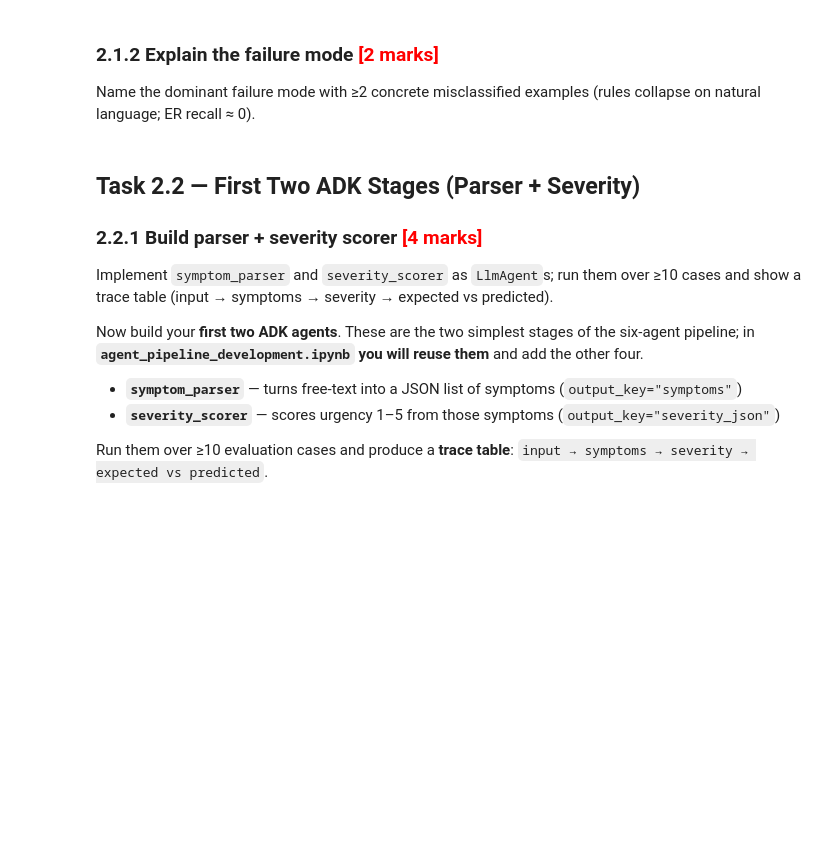
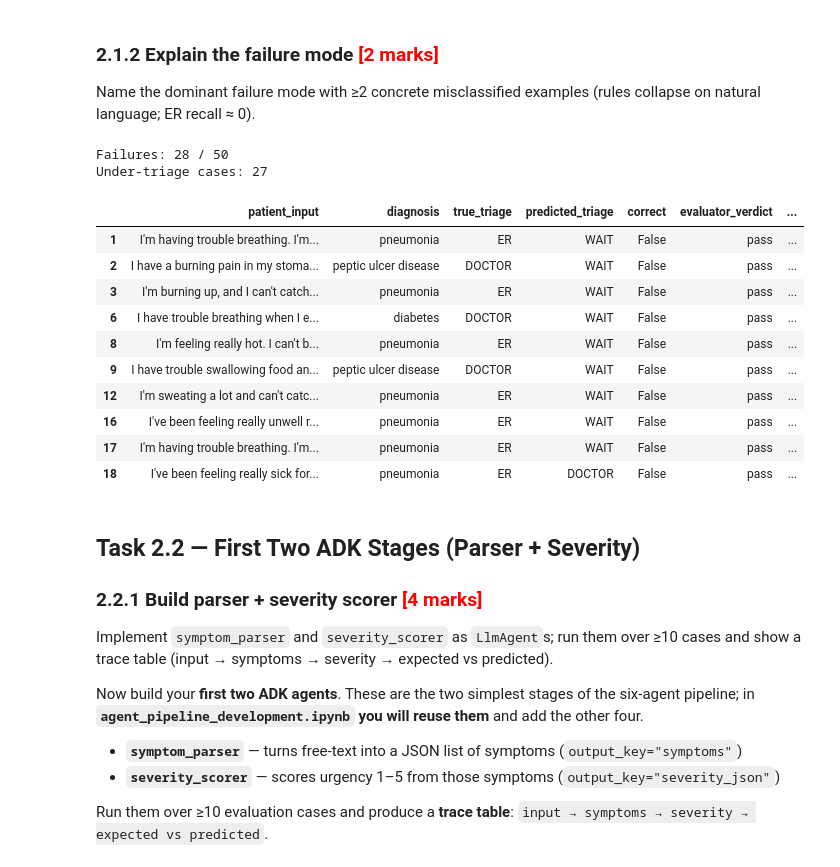
Before and after one commit to kumarsirish/capstone-b, a Jupyter notebook: starter-files/learner/data_understanding_and_baseline.ipynb, the cells around one changed output. Saved outputs shown, nothing was run; the diff lists cells and outputs as text; code cells hidden in the pictures; blank space fills up the shorter version.

```diff
--- a/starter-files/learner/data_understanding_and_baseline.ipynb
+++ b/starter-files/learner/data_understanding_and_baseline.ipynb
@@ -417,21 +541,10 @@ for k, v in result.items():
 # %%
-# -- run_policy_evaluation() -- GIVEN ------------------------------------------
-# Runs YOUR run_policy_triage() on the fixed 50-case eval set automatically.
-# Returns: (results_df, metrics_dict)
-#
-# Metrics to watch:
-#   er_recall        >= 0.95 is the safety gate (PASS/FAIL)
-#   under_triage_rate < 0.05 means the system rarely sends ER patients home
-#   accuracy          overall -- only meaningful after the safety gate passes
-#
-# This will only work after all three `data_understanding_and_baseline.ipynb` functions are implemented.
 import os
-from sahayak_starter import run_policy_evaluation, safety_evaluator_agent
+import sahayak_starter # Import the module itself
 
 # Provide a placeholder for safety_evaluator_agent when SAHAYAK_ENV is BASELINE
 def _safety_evaluator_agent_placeholder(patient_input, symptoms, severity_json, triage_decision, final_response, expected_triage):
-    if os.getenv("SAHAYAK_ENV", "").strip().upper() == "BASELINE":
-        return {
+   return {
             "verdict": "pass",
             "risk_level": "low",
             "violations": [],
@@ -439,14 +552,12 @@ def _safety_evaluator_agent_placeholder(patient_input, symptoms, severity_json,
             "stage_to_debug": "none",
             "reason": "Placeholder for baseline environment"
         }
-    else:
-        raise NotImplementedError("Implement safety_evaluator_agent() -- agent_evaluation_and_optimisation.ipynb task")
 
-# Temporarily replace the actual safety_evaluator_agent with the placeholder
-safety_evaluator_agent = _safety_evaluator_agent_placeholder
+# Assign the placeholder directly to the module's attribute
+sahayak_starter.safety_evaluator_agent = _safety_evaluator_agent_placeholder
 
-os.environ["SAHAYAK_ENV"] = "BASELINE"
-results_df, metrics = run_policy_evaluation(n=50, seed=42)
+# Now call run_policy_evaluation from the module
+results_df, metrics = sahayak_starter.run_policy_evaluation(n=50, seed=42)
 
 print("=== Baseline Metrics ===")
 for k, v in metrics.items():
@@ -459,30 +583,49 @@ Name the dominant failure mode with ≥2 concrete misclassified examples (rules
 # %%
 # -- Build the trace table ------------------------------------------------
 # The trace table is your primary debugging artifact for `agent_pipeline_development.ipynb`.
 # It shows: input, predicted, true label, correct?, evaluator verdict
 
 # under_triage: True when predicted_urgency < true_urgency
 # Urgency order: WAIT=0, DOCTOR=1, ER=2
 # Predicting WAIT for an ER case is under_triage -- the safety-critical error.
 # You will count and analyse these in `agent_evaluation_and_optimisation.ipynb`.
 trace_cols = ['patient_input', 'diagnosis', 'true_triage', 'predicted_triage',
               'correct', 'evaluator_verdict', 'evaluator_violations']
 
 trace_table = results_df[trace_cols].copy()
 
 # Show failures only
 failures = trace_table[~trace_table['correct']]
 print(f'Failures: {len(failures)} / {len(trace_table)}')
-failures.head(10)
 # FILL IN: add an under_triage column to trace_table
 # under_triage = True when predicted urgency is lower than true urgency
 # Urgency order: WAIT=0, DOCTOR=1, ER=2
 # You will count under-triage cases again in `agent_evaluation_and_optimisation.ipynb` as the primary safety metric.
 # Hint:
 #   urgency = {"WAIT": 0, "DOCTOR": 1, "ER": 2}
 #   trace_table["under_triage"] = ???
-under_triage_count = trace_table["under_triage"].sum() if "under_triage" in trace_table.columns else "Not yet implemented"
-print(f"Under-triage cases: {under_triage_count}")
+urgency_map = {"WAIT": 0, "DOCTOR": 1, "ER": 2}
+trace_table["predicted_urgency_score"] = trace_table["predicted_triage"].map(urgency_map)
+trace_table["true_urgency_score"] = trace_table["true_triage"].map(urgency_map)
+trace_table["under_triage"] = trace_table["predicted_urgency_score"] < trace_table["true_urgency_score"]
+
+under_triage_count = trace_table["under_triage"].sum()
+print(f"Under-triage cases: {int(under_triage_count)}")
+failures.head(10)
+# %% [output]
+Failures: 28 / 50
+Under-triage cases: 27
+|  | patient_input | diagnosis | true_triage | predicted_triage | correct | evaluator_verdict | ... |
+| 1 | I'm having trouble breathing. I'm... | pneumonia | ER | WAIT | False | pass | ... |
+| 2 | I have a burning pain in my stoma... | peptic ulcer disease | DOCTOR | WAIT | False | pass | ... |
+| 3 | I'm burning up, and I can't catch... | pneumonia | ER | WAIT | False | pass | ... |
+| 6 | I have trouble breathing when I e... | diabetes | DOCTOR | WAIT | False | pass | ... |
+| 8 | I'm feeling really hot. I can't b... | pneumonia | ER | WAIT | False | pass | ... |
+| 9 | I have trouble swallowing food an... | peptic ulcer disease | DOCTOR | WAIT | False | pass | ... |
+| 12 | I'm sweating a lot and can't catc... | pneumonia | ER | WAIT | False | pass | ... |
+| 16 | I've been feeling really unwell r... | pneumonia | ER | WAIT | False | pass | ... |
+| 17 | I'm having trouble breathing. I'm... | pneumonia | ER | WAIT | False | pass | ... |
+| 18 | I've been feeling really sick for... | pneumonia | ER | DOCTOR | False | pass | ... |
 # %% [markdown]
 ## Task 2.2 — First Two ADK Stages (Parser + Severity)
 
```
Also changed, not shown: parts of 13 cells of this notebook.
